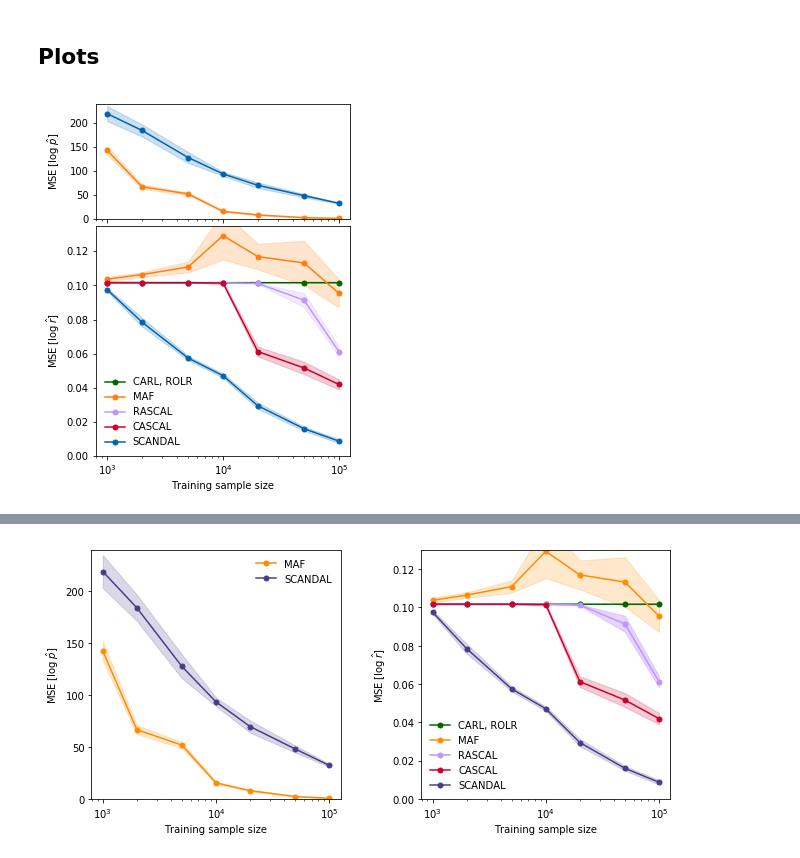
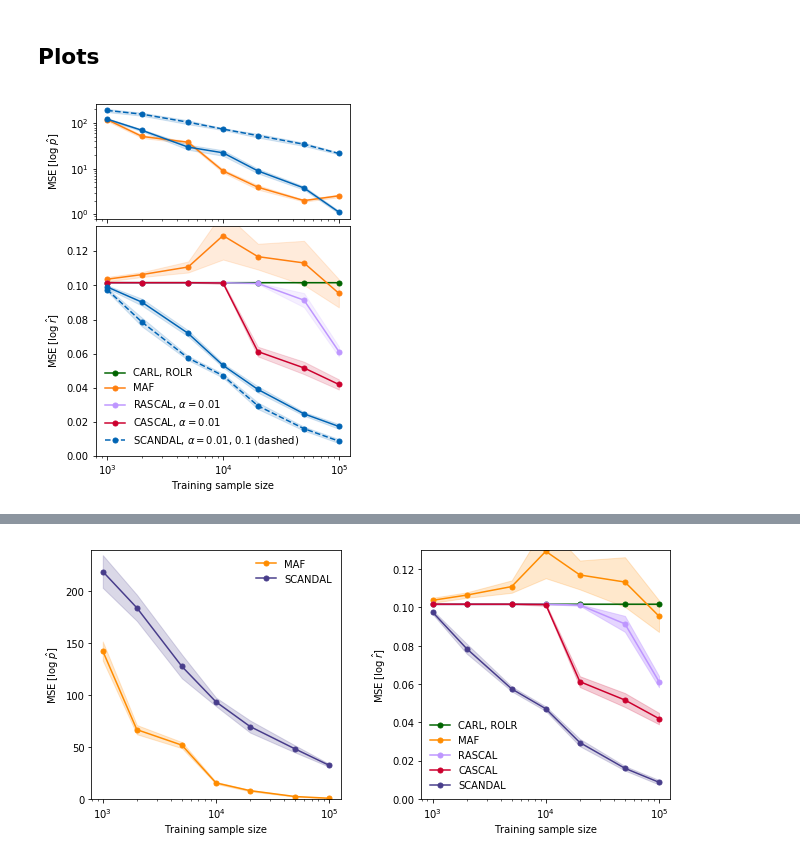
Before and after one commit to johannbrehmer/goldmine, a Jupyter notebook: goldmine/notebooks/lotka_volterra/evaluation.ipynb, the cells around one changed output, grey strips where cells are left out. Saved outputs shown, nothing was run; the diff lists cells and outputs as text; code cells hidden in the pictures.

```diff
--- a/goldmine/notebooks/lotka_volterra/evaluation.ipynb
+++ b/goldmine/notebooks/lotka_volterra/evaluation.ipynb
@@ -17,18 +17,17 @@ from goldmine.simulators.lotka_volterra import LotkaVolterra
 sample_sizes = [1000, 2000, 5000, 10000, 20000, 50000, 100000]
 
 methods = ['carl', 'maf', #'rolr',
-           'rascal', 'cascal', 'scandal']
+           'rascal', 'cascal', 'scandal', 'scandal', 'rascandal']
 model_labels = ['', '_mog', #'',
-                '', '', '_mog_largealpha', '_mog', '_smallalpha']
+                '', '', '_mog_largealpha', '_mog']
 legend_labels = ['CARL, ROLR', 'MAF', #'ROLR',
-                 'RASCAL', 'CASCAL','SCANDAL','','']
+                 r'RASCAL, $\alpha=0.01$', r'CASCAL, $\alpha=0.01$',r'SCANDAL, $\alpha=0.01$, $0.1$ (dashed)','']
 
 linestyles = ['-', '-', #'-',
-             '-', '-', '-', '--', ':']
+             '-', '-', '--', '-']
 colors      = ['darkgreen', 'C1',#'c',
-               '#be96ff','#CC002E','#0064b4','#0064b4','#0064b4']
-band_alphas = [       0.2,      0.2, #0.4,
-               0.2,     0.2, 0.2, 0.2, 0.2]
+               '#be96ff','#CC002E','#0064b4','#0064b4']
+band_alphas = [0.15 for _ in colors]
 # %% [markdown]
 ## Plotting tools
 # %%
@@ -281,7 +280,7 @@ for method, model_label in zip(methods, model_labels):
             load_metrics_grid(
                 method=method,
                 label='_model_zoom' + model_label + samplesize_label,
-                reference_method='maf',
+                reference_method='scandal',
                 reference_label='_model_zoom_mog_trainingsamplesize_100000',
                 quantity='log_p_hat'
             )
@@ -347,7 +346,7 @@ for m, method in enumerate(legend_labels):
         ls=linestyles[m],
         marker='o',
         ms=5.,
-        label=method
+        label=None if method == '' else method
     )
 
 plt.legend(loc='lower left', edgecolor='white', facecolor='white', framealpha=0.)
@@ -366,33 +365,34 @@ for m, method in enumerate(legend_labels):
     if np.any(np.isfinite(log_p_grid_mse_mean[m])):
         plt.fill_between(
             sample_sizes,
             log_p_grid_mse_mean[m] - log_p_grid_mse_uncertainties[m],
             log_p_grid_mse_mean[m] + log_p_grid_mse_uncertainties[m],
             color=colors[m],
             alpha=band_alphas[m]
         )
 
 for m, method in enumerate(legend_labels):
     if np.any(np.isfinite(log_p_grid_mse_mean[m])):
         plt.plot(
             sample_sizes,
             log_p_grid_mse_mean[m],
             color=colors[m],
             lw=1.5,
             ls=linestyles[m],
             marker='o',
             ms=5.,
-            label=method
+            label=None if method == '' else method
         )
 
 plt.ylabel(r'$\mathrm{MSE} \; [ \log \; \hat{p} ] $')
-plt.ylim(0.,240.)
+ax2.set_yscale("log", nonposy='clip')
+#plt.ylim(0.,200.)
 #ax2.xaxis.set_ticks_position("none")
 plt.setp(ax2.get_xticklabels(), visible=False)
 ax2.yaxis.set_label_coords(-0.13, 0.5)
 
 
 
 plt.savefig("lotka_volterra_mses_vs_samplesize.pdf")
 # %% [output]
-[figure, old version]
+[figure, new version]
```
Also changed, not shown: parts of 3 cells of this notebook, 2 other files.
